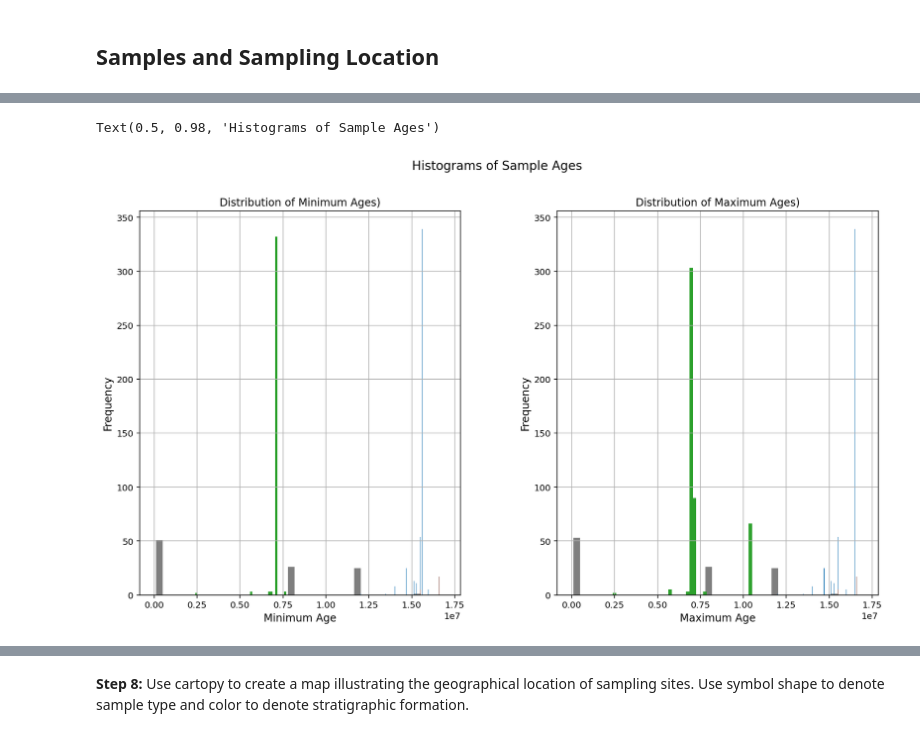
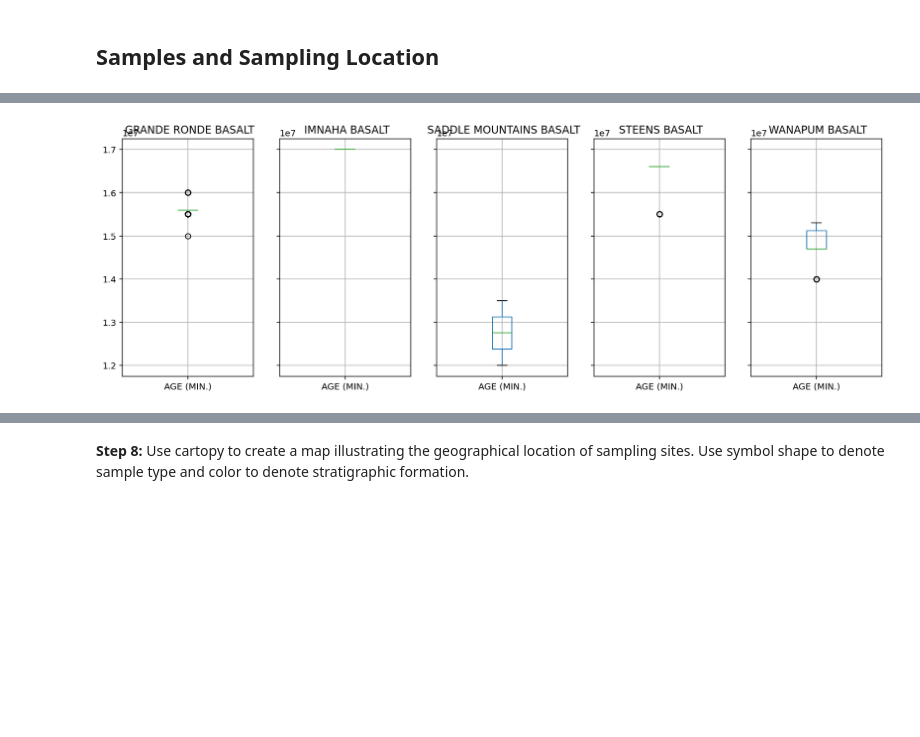
Before and after one commit to lhlinka/rces-final-project, a Jupyter notebook: finalproject.ipynb, the cells around one changed output, grey strips where cells are left out. Drawn from its saved outputs; the diff is of its cells as text; code cells hidden in the pictures; blank space fills up the shorter version.

```diff
--- a/finalproject.ipynb
+++ b/finalproject.ipynb
@@ -266,28 +229,4 @@ df.groupby('FORMATION').get_group(' STEENS BASALT').describe()
-# %%
-fig, ax= plt.subplots(ncols=2, figsize=(15,8))
-
-df.groupby('FORMATION').hist('AGE (MIN.)', bins=40, ax=ax[0])
-ax[0].set_title('Distribution of Minimum Ages)', fontsize = 12)
-ax[0].set_xlabel('Minimum Age', fontsize = 12)
-ax[0].set_ylabel('Frequency', fontsize = 12)
-
-
-# df.groupby('FORMATION').get_group('STEENS BASALT').hist('AGE (MAX.)', bins=40, ax=ax[1])
-# # df.groupby('FORMATION').get_group('IMNAHA BASALT').hist('AGE (MAX.)', bins=40, ax=ax[1])
-# df.groupby('FORMATION').get_group('GRANDE RONDE BASALT').hist('AGE (MAX.)', bins=40, ax=ax[1])
-# df.groupby('FORMATION').get_group('WANAPUM BASALT').hist('AGE (MAX.)', bins=40, ax=ax[1])
-# df.groupby('FORMATION').get_group('SADDLE MOUNTAINS BASALT').hist('AGE (MAX.)', bins=40, ax=ax[1])
-# ax[1].set_title('Distribution of Maximum Ages)', fontsize = 12)
-# ax[1].set_xlabel('Maximum Age', fontsize = 12)
-# ax[1].set_ylabel('Frequency', fontsize = 12)
-
-df.groupby('FORMATION').hist('AGE (MAX.)', bins=40, ax=ax[1])
-ax[1].set_title('Distribution of Maximum Ages)', fontsize = 12)
-ax[1].set_xlabel('Maximum Age', fontsize = 12)
-ax[1].set_ylabel('Frequency', fontsize = 12)
-
-plt.suptitle('Histograms of Sample Ages', fontsize = 14)
-# ax[0].legend(fontsize = 10);
-# %% [output]
-Text(0.5, 0.98, 'Histograms of Sample Ages')
-[figure, removed]
+# %%
+df_filtered.groupby('FORMATION').boxplot(column='AGE (MIN.)', figsize=(15,5), layout = (1,5), sharey=True);
+# %% [output]
+[figure, added]
```
Also changed, not shown: parts of 38 cells of this notebook, 1 other file.
